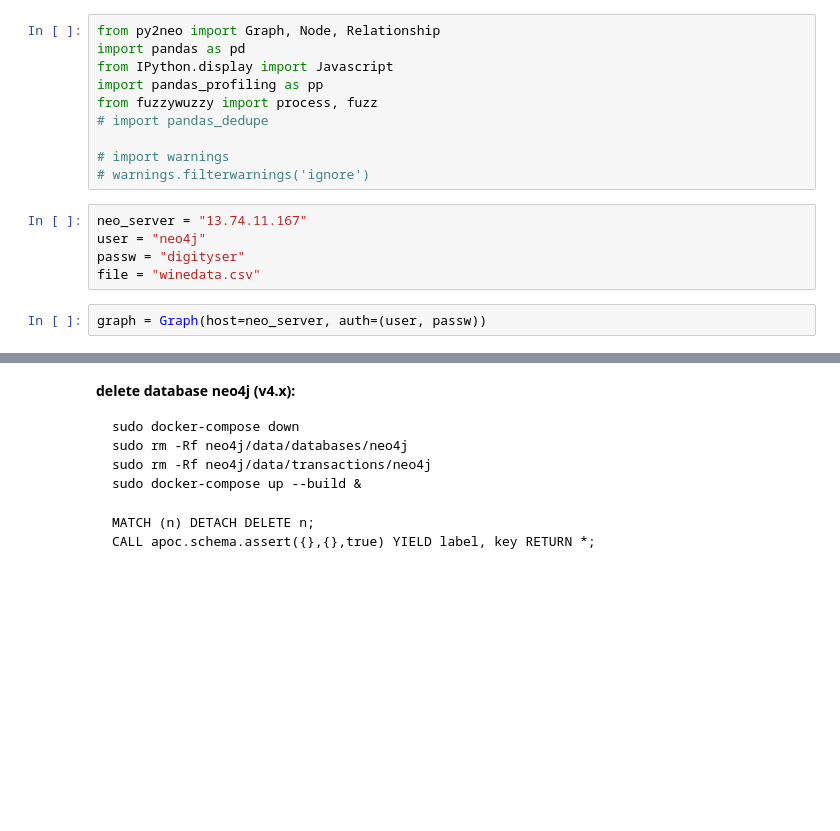
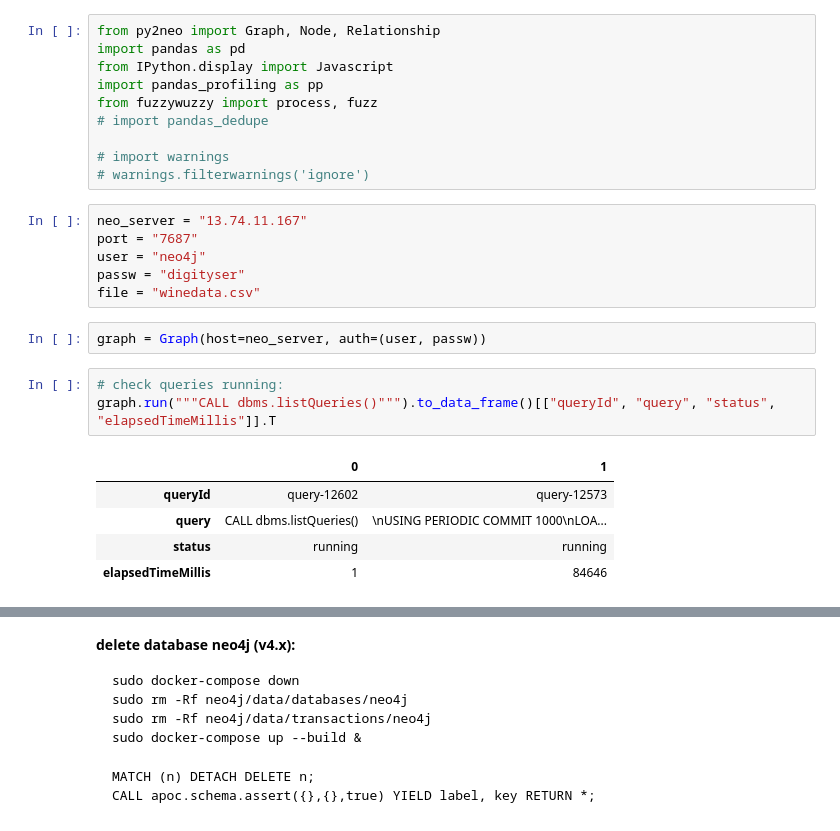
Before and after one commit to albert-kevin/azuremachinelearning, a Jupyter notebook: code/notebooks/howto_Graph.ipynb, the cells around one changed output, grey strips where cells are left out. Saved outputs shown, nothing was run; the diff lists cells and outputs as text; blank space fills up the shorter version.

```diff
--- a/code/notebooks/howto_Graph.ipynb
+++ b/code/notebooks/howto_Graph.ipynb
@@ -47,8 +47,18 @@ from fuzzywuzzy import process, fuzz
 # warnings.filterwarnings('ignore')
 # %%
 neo_server = "13.74.11.167"
+port = "7687"
 user = "neo4j"
 passw = "digityser"
 file = "winedata.csv"
 # %%
 graph = Graph(host=neo_server, auth=(user, passw))
+# %%
+# check queries running:
+graph.run("""CALL dbms.listQueries()""").to_data_frame()[["queryId", "query", "status", "elapsedTimeMillis"]].T
+# %% [output]
+|  | 0 | 1 |
+| queryId | query-12602 | query-12573 |
+| query | CALL dbms.listQueries() | \nUSING PERIODIC COMMIT 1000\nLOA... |
+| status | running | running |
+| elapsedTimeMillis | 1 | 84646 |
```
Also changed, not shown: parts of 48 cells of this notebook, 2 other files.
